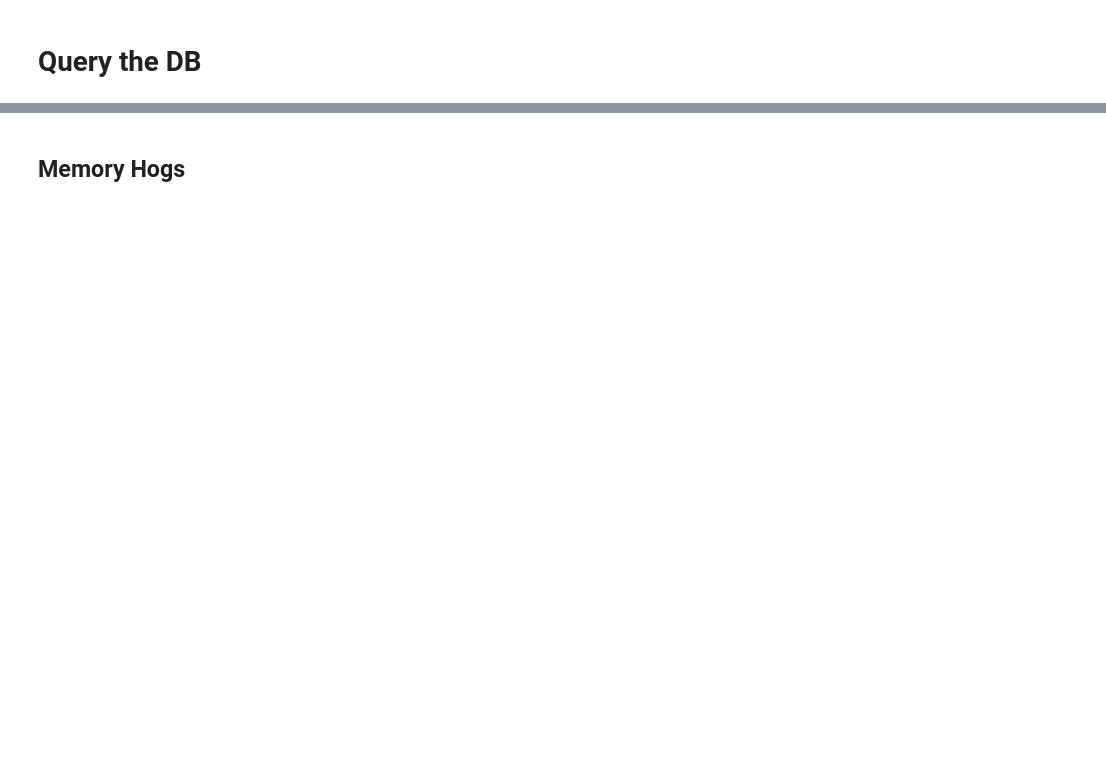
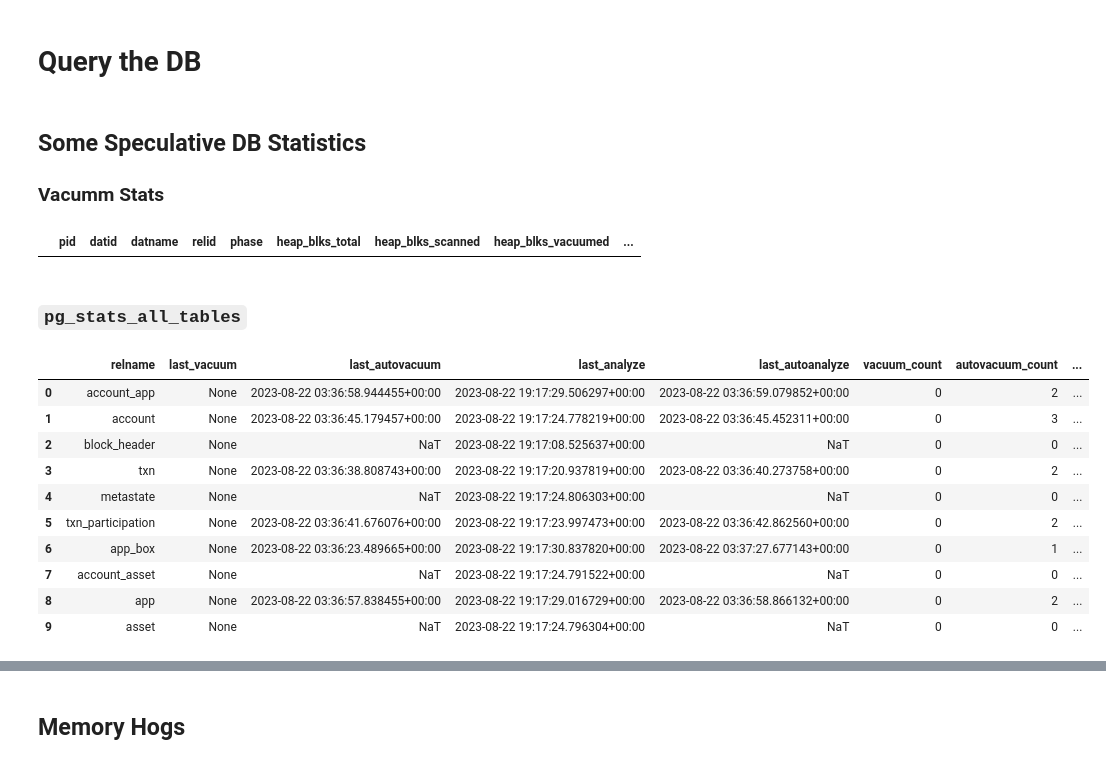
Before and after one commit to tzaffi/conduit, a Jupyter notebook: performance/pg_stats.ipynb, the cells around one changed output, grey strips where cells are left out. Cells and saved outputs as stored; diff of their text form; code cells hidden in the pictures; blank space fills up the shorter version.

```diff
--- a/performance/pg_stats.ipynb
+++ b/performance/pg_stats.ipynb
@@ -114,0 +106,26 @@ dfs = get_stats()
+# %% [markdown]
+## Some Speculative DB Statistics
+
+### Vacumm Stats
+# %%
+query("SELECT * FROM pg_stat_progress_vacuum;")
+# %% [output]
+|  | pid | datid | datname | relid | phase | heap_blks_total | heap_blks_scanned | heap_blks_vacuumed | ... |
+# %% [markdown]
+### `pg_stats_all_tables`
+# %%
+query("""SELECT relname, last_vacuum, last_autovacuum, last_analyze, last_autoanalyze, vacuum_count, autovacuum_count, analyze_count, autoanalyze_count
+FROM pg_stat_all_tables
+WHERE schemaname = 'public';""")
+# %% [output]
+|  | relname | last_vacuum | last_autovacuum | last_analyze | last_autoanalyze | vacuum_count | autovacuum_count | ... |
+| 0 | account_app | None | 2023-08-22 03:36:58.944455+00:00 | 2023-08-22 19:17:29.506297+00:00 | 2023-08-22 03:36:59.079852+00:00 | 0 | 2 | ... |
+| 1 | account | None | 2023-08-22 03:36:45.179457+00:00 | 2023-08-22 19:17:24.778219+00:00 | 2023-08-22 03:36:45.452311+00:00 | 0 | 3 | ... |
+| 2 | block_header | None | NaT | 2023-08-22 19:17:08.525637+00:00 | NaT | 0 | 0 | ... |
+| 3 | txn | None | 2023-08-22 03:36:38.808743+00:00 | 2023-08-22 19:17:20.937819+00:00 | 2023-08-22 03:36:40.273758+00:00 | 0 | 2 | ... |
+| 4 | metastate | None | NaT | 2023-08-22 19:17:24.806303+00:00 | NaT | 0 | 0 | ... |
+| 5 | txn_participation | None | 2023-08-22 03:36:41.676076+00:00 | 2023-08-22 19:17:23.997473+00:00 | 2023-08-22 03:36:42.862560+00:00 | 0 | 2 | ... |
+| 6 | app_box | None | 2023-08-22 03:36:23.489665+00:00 | 2023-08-22 19:17:30.837820+00:00 | 2023-08-22 03:37:27.677143+00:00 | 0 | 1 | ... |
+| 7 | account_asset | None | NaT | 2023-08-22 19:17:24.791522+00:00 | NaT | 0 | 0 | ... |
+| 8 | app | None | 2023-08-22 03:36:57.838455+00:00 | 2023-08-22 19:17:29.016729+00:00 | 2023-08-22 03:36:58.866132+00:00 | 0 | 2 | ... |
+| 9 | asset | None | NaT | 2023-08-22 19:17:24.796304+00:00 | NaT | 0 | 0 | ... |
```
Also changed, not shown: parts of 16 cells of this notebook, 1 other file.
